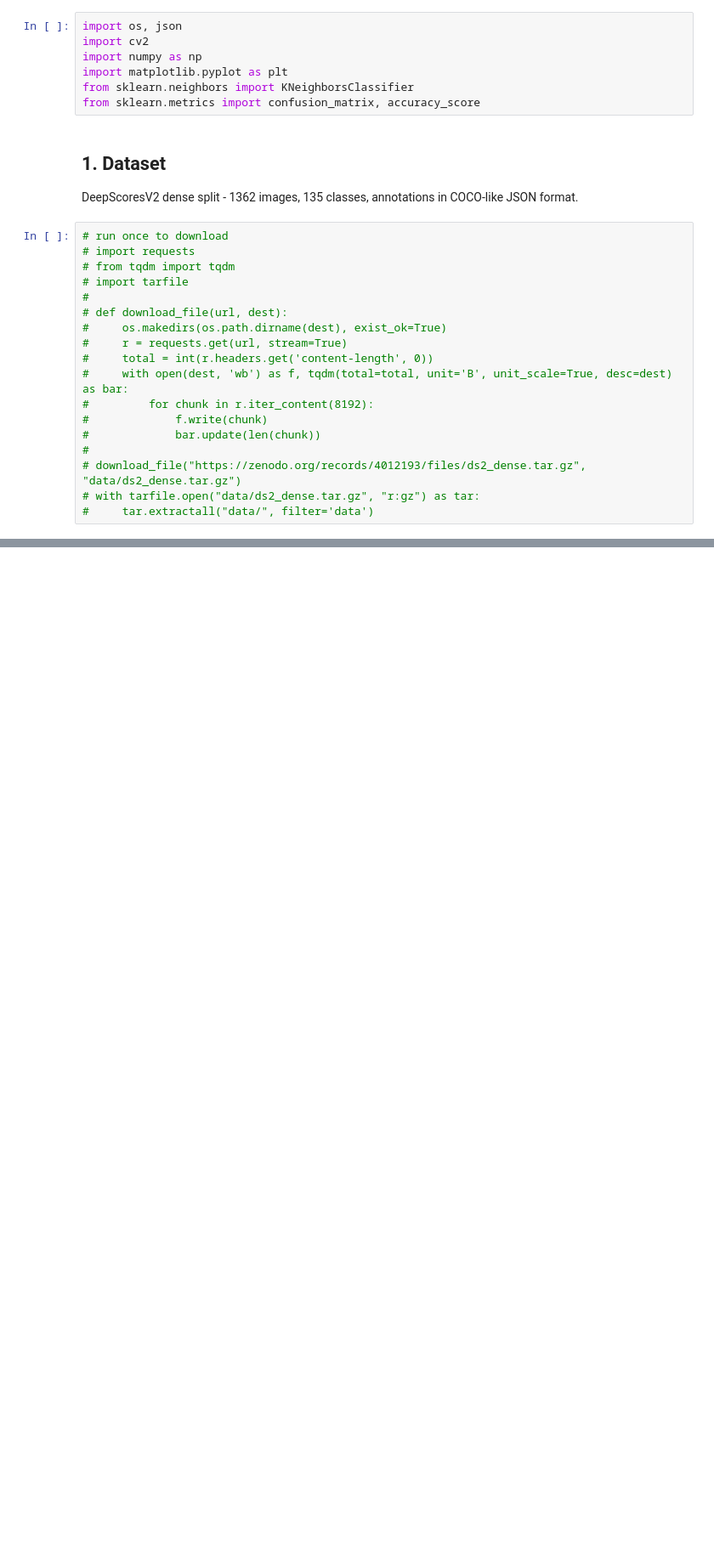
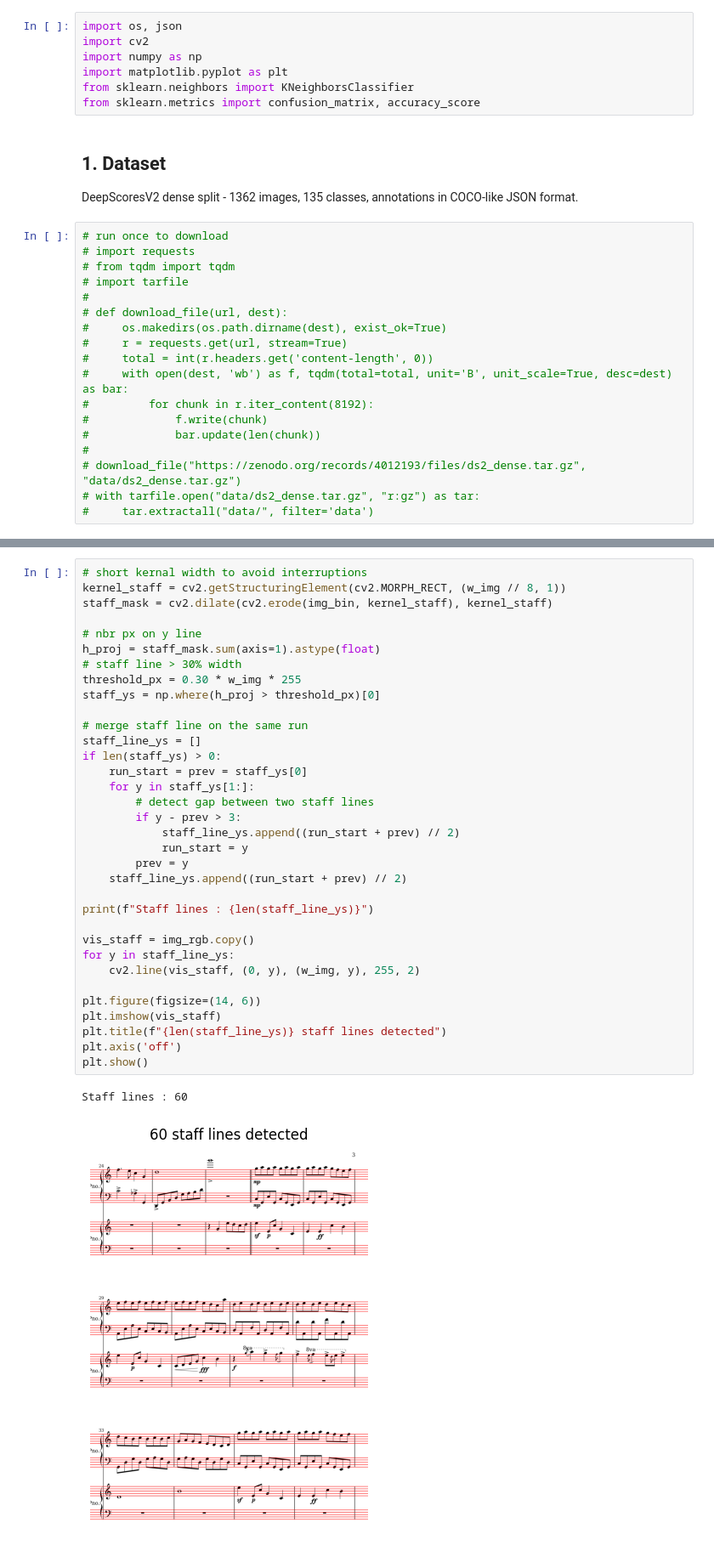
Before and after one commit to ElieDalmas/partition_detector, a Jupyter notebook: partition_detector.ipynb, the cells around one changed output, grey strips where cells are left out. Shown at 85% size. Saved outputs shown, nothing was run; the diff lists cells and outputs as text; blank space fills up the shorter version.

```diff
--- a/partition_detector.ipynb
+++ b/partition_detector.ipynb
@@ -185,0 +192,37 @@ plt.show()
+# %%
+# short kernal width to avoid interruptions
+kernel_staff = cv2.getStructuringElement(cv2.MORPH_RECT, (w_img // 8, 1))
+staff_mask = cv2.dilate(cv2.erode(img_bin, kernel_staff), kernel_staff)
+
+# nbr px on y line
+h_proj = staff_mask.sum(axis=1).astype(float)
+# staff line > 30% width
+threshold_px = 0.30 * w_img * 255
+staff_ys = np.where(h_proj > threshold_px)[0]
+
+# merge staff line on the same run
+staff_line_ys = []
+if len(staff_ys) > 0:
+    run_start = prev = staff_ys[0]
+    for y in staff_ys[1:]:
+        # detect gap between two staff lines
+        if y - prev > 3:
+            staff_line_ys.append((run_start + prev) // 2)
+            run_start = y
+        prev = y
+    staff_line_ys.append((run_start + prev) // 2)
+
+print(f"Staff lines : {len(staff_line_ys)}")
+
+vis_staff = img_rgb.copy()
+for y in staff_line_ys:
+    cv2.line(vis_staff, (0, y), (w_img, y), 255, 2)
+
+plt.figure(figsize=(14, 6))
+plt.imshow(vis_staff)
+plt.title(f"{len(staff_line_ys)} staff lines detected")
+plt.axis('off')
+plt.show()
+# %% [output]
+Staff lines : 60
+[figure, added]
```
Also changed, not shown: parts of 21 cells of this notebook.
